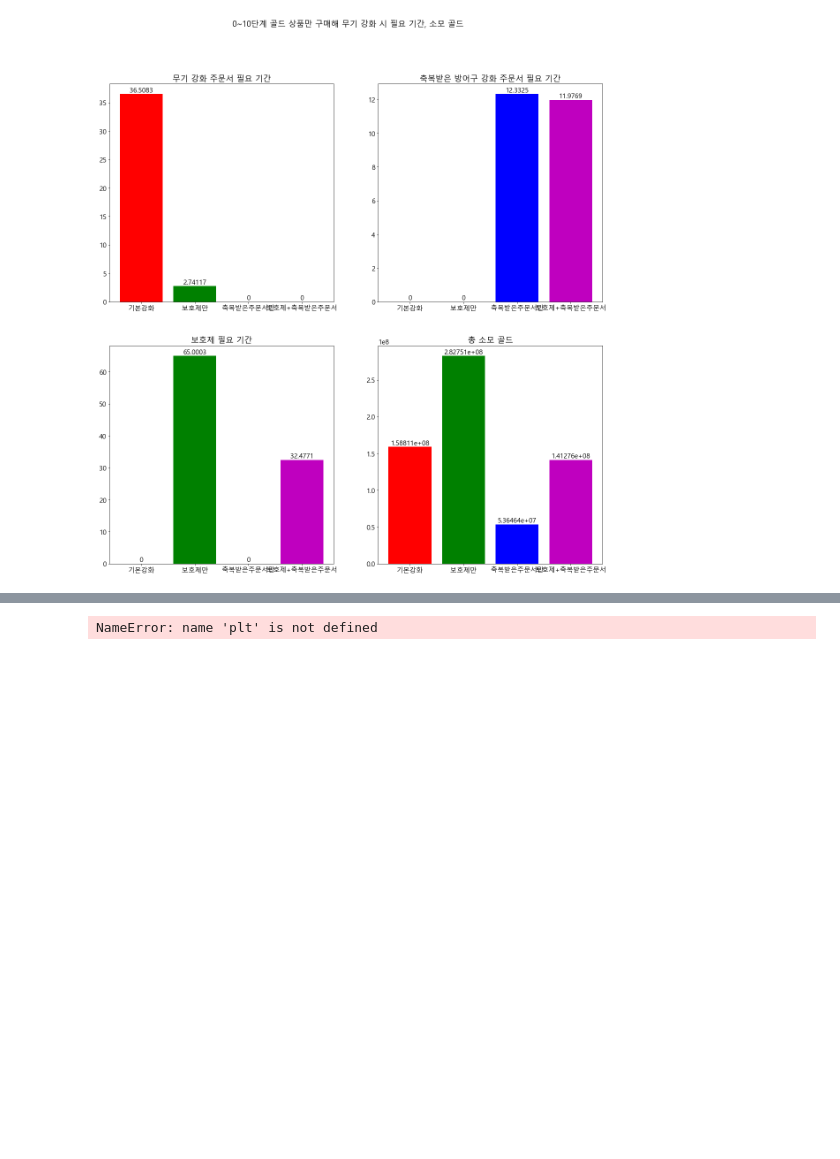
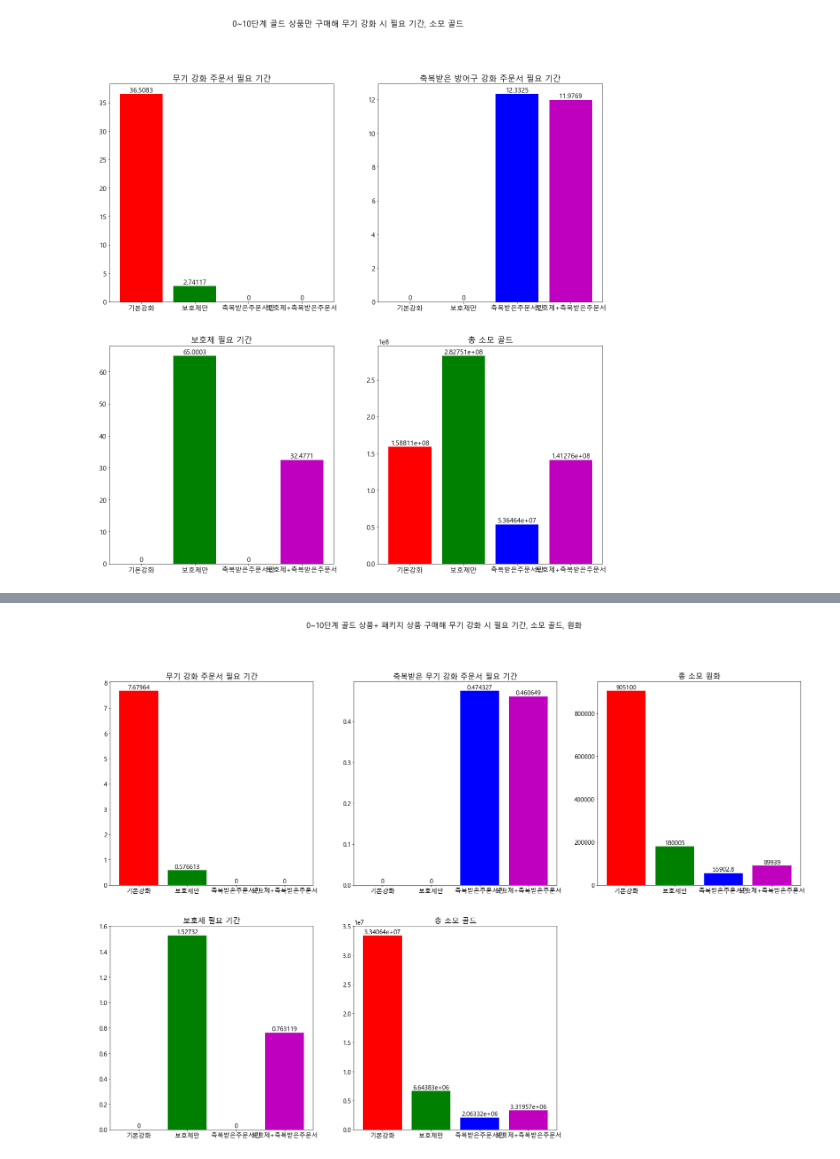
Before and after one commit to dhoanjanjsep/MoonLightSculptorUpgradeGuide, a Jupyter notebook: 달빛조각사 기본 강화 시뮬레이터0~10단계.ipynb, the cells around one changed output, grey strips where cells are left out. Drawn from its saved outputs; the diff is of its cells as text; code cells hidden in the pictures; blank space fills up the shorter version.

```diff
--- a/달빛조각사 기본 강화 시뮬레이터0~10단계.ipynb
+++ b/달빛조각사 기본 강화 시뮬레이터0~10단계.ipynb
@@ -639,26 +639,26 @@ IndexError: index 2 is out of bounds for axis 0 with size 2
 # %%
 fig, axs = plt.subplots(2,3,figsize = (30,20))
 시뮬레이션유형 = np.arange(4)
 colors = ['r', 'g', 'b', 'm']
 강화유형 = ["기본강화","보호제만","축복받은주문서만","보호제+축복받은주문서"]
 p1 = axs[0,0].bar(강화유형, df_goldPackageWeapDuration["무기강화주문서필요일수"], color = colors)
 axs[0,0].title.set_text("무기 강화 주문서 필요 기간")
 axs[0,0].bar_label(p1)
 axs[0,0].set_xticks(시뮬레이션유형)
 axs[0,0].set_xticklabels(강화유형)
 p2 = axs[0,1].bar(강화유형, df_goldPackageWeapDuration["축복받은무기강화주문서필요일수"], color = colors)
 axs[0,1].bar_label(p2)
 axs[0,1].title.set_text("축복받은 무기 강화 주문서 필요 기간")
 p3 = axs[1,0].bar(강화유형, df_goldPackageWeapDuration["보호제필요일수"], color = colors)
 axs[1,0].bar_label(p3)
 axs[1,0].title.set_text("보호제 필요 기간")
 p4 = axs[1,1].bar(강화유형, df_goldPackageWeapDuration["소모골드"], color = colors)
 axs[1,1].bar_label(p4)
 axs[1,1].title.set_text("총 소모 골드")
 p5 = axs[0,2].bar(강화유형, df_goldPackageWeapDuration["소모원화"], color = colors)
 axs[0,2].bar_label(p5)
 axs[0,2].title.set_text("총 소모 원화")
 plt.suptitle(f"{시뮬레이션단계} 골드 상품+ 패키지 상품 구매해 무기 강화 시 필요 기간, 소모 골드, 원화")
-fig.delaxes(axs[2,1])
+fig.delaxes(axs[1,2])
 # %% [output]
-NameError: name 'plt' is not defined
+[figure, added]
```
Also changed, not shown: parts of 1 cell of this notebook.
